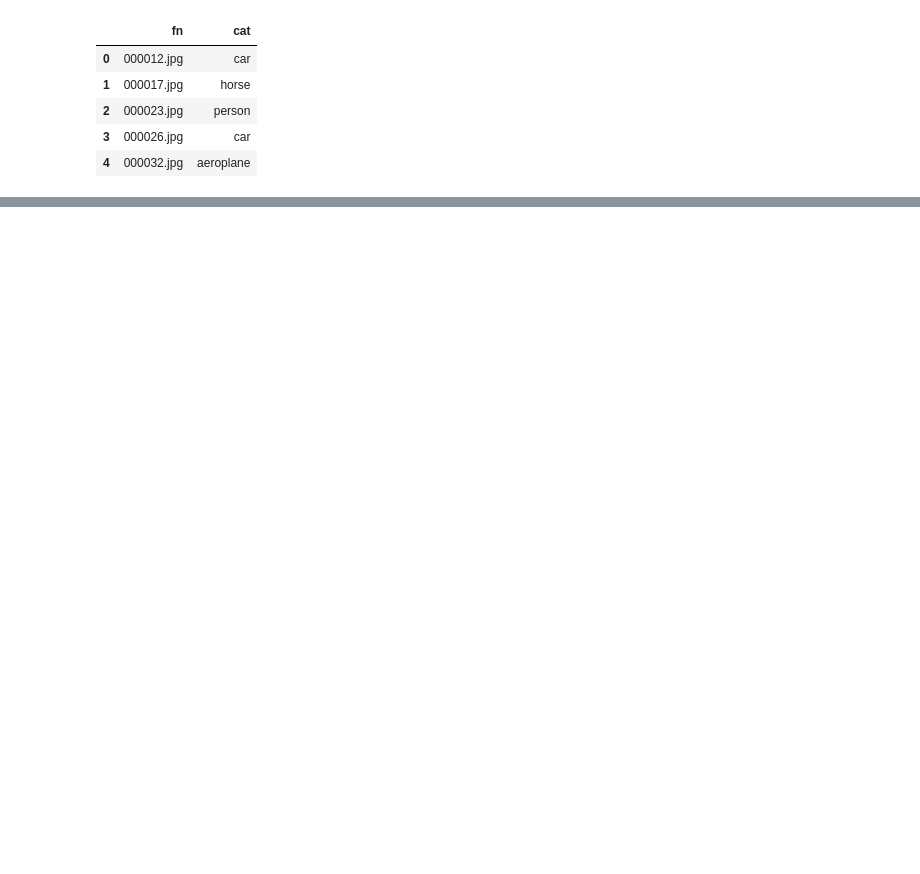
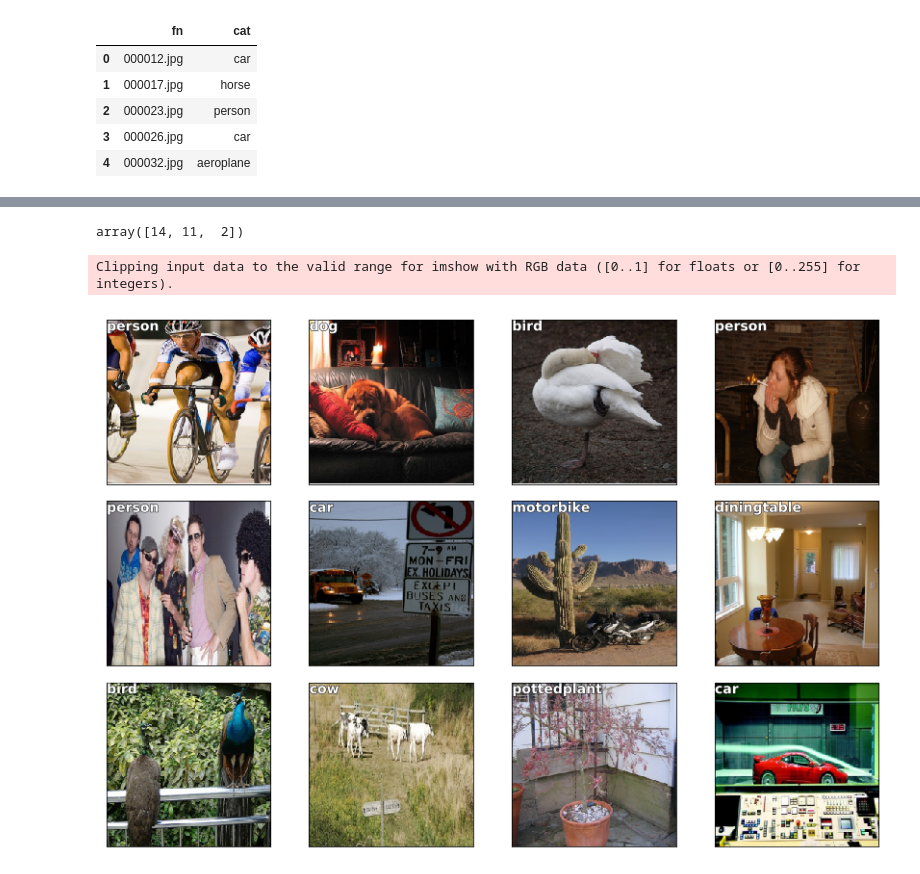
Before and after one commit to evgenysushko/fastai_course, a Jupyter notebook: dl2/my-pascal.ipynb, the cells around one changed output, grey strips where cells are left out. Drawn from its saved outputs; the diff is of its cells as text; code cells hidden in the pictures; blank space fills up the shorter version.

```diff
--- a/dl2/my-pascal.ipynb
+++ b/dl2/my-pascal.ipynb
@@ -304,0 +368,11 @@ learn.load('class_one')
+# %%
+x,preds = to_np(x), to_np(probs)
+preds = np.argmax(preds, -1)
+preds[:3]
+# %% [output]
+array([14, 11,  2])
+# %%
+x,y = next(iter(md.val_dl))
+probs = F.softmax(predict_batch(learn.model, x), -1)
+x,preds = to_np(x),to_np(probs)
+preds = np.argmax(preds, -1)
@@ -304,0 +381,12 @@ learn.load('class_one')
+# %%
+fig, axes = plt.subplots(3, 4, figsize=(12, 8))
+for i,ax in enumerate(axes.flat):
+    #pdb.set_trace()
+    ima = md.val_ds.denorm(x)[i]
+    b = md.classes[preds[i]]
+    ax = show_img(ima, ax=ax)
+    draw_text(ax, (0,0), b)
+plt.tight_layout()
+# %% [output]
+Clipping input data to the valid range for imshow with RGB data ([0..1] for floats or [0..255] for integers).
+[figure, added]
```
Also changed, not shown: parts of 26 cells of this notebook.
